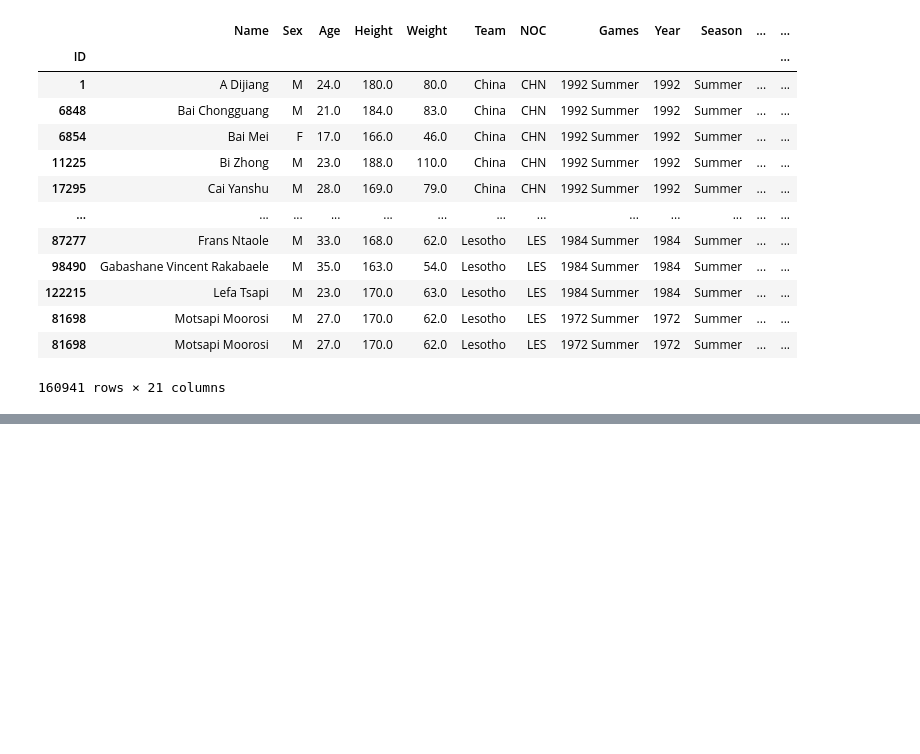
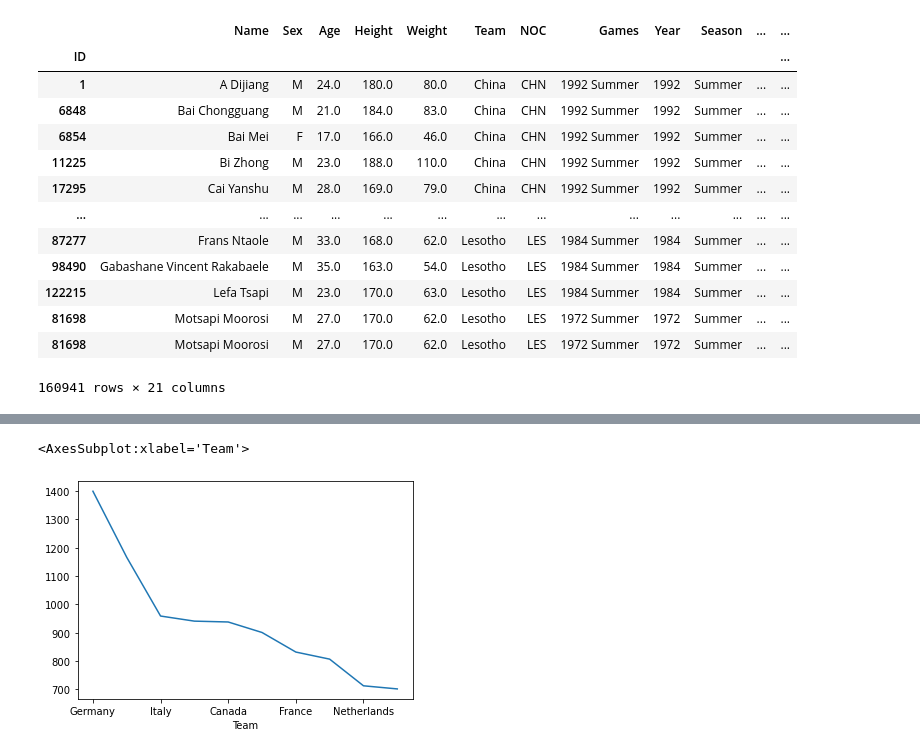
Before and after one commit to sak0213/perfect-10-group-project, a Jupyter notebook: cleandata/df_maker.ipynb, the cells around one changed output, grey strips where cells are left out. Cells and saved outputs as stored; diff of their text form; code cells hidden in the pictures; blank space fills up the shorter version.

```diff
--- a/cleandata/df_maker.ipynb
+++ b/cleandata/df_maker.ipynb
@@ -59,0 +83,6 @@ olympiccountries_df.to_csv("clean_df")
+# %%
+Count_basedonmedals=(olympiccountries_df.groupby(["Team"]).count()["Medal"])
+Count_basedonmedals.sort_values(ascending=False).head(10).plot()
+# %% [output]
+<AxesSubplot:xlabel='Team'>
+[figure, added]
```
Also changed, not shown: parts of 8 cells of this notebook, 2 other files.
